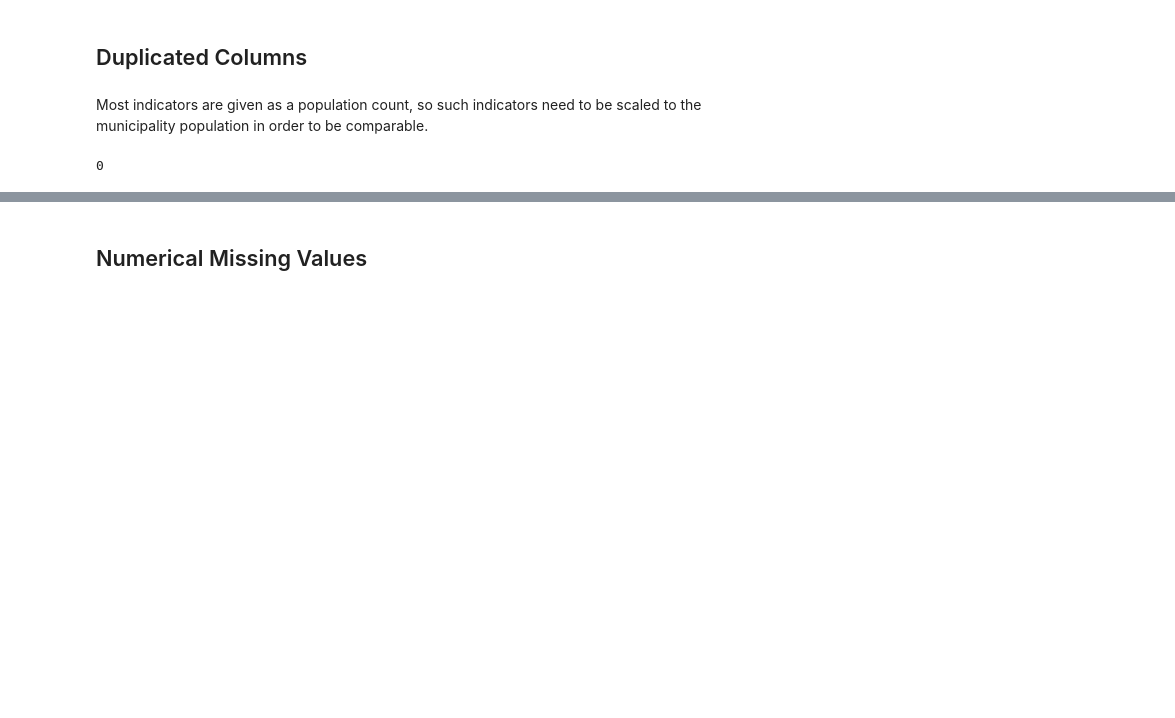
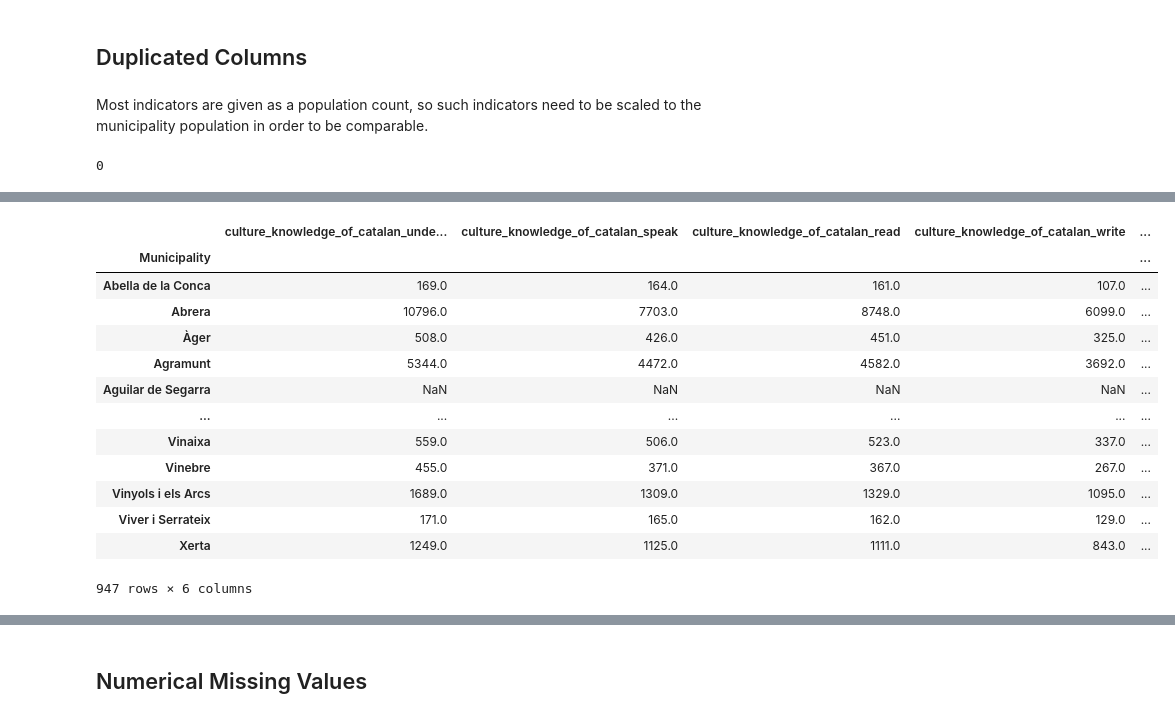
Before and after one commit to PimSchoolkate/CatalanLanguagePrediction, a Jupyter notebook: notebooks/01_preprocess.ipynb, the cells around one changed output, grey strips where cells are left out. Saved outputs shown, nothing was run; the diff lists cells and outputs as text; code cells hidden in the pictures; blank space fills up the shorter version.

```diff
--- a/notebooks/01_preprocess.ipynb
+++ b/notebooks/01_preprocess.ipynb
@@ -44,0 +89,17 @@ df[cols] = df.loc[:, ~df.columns.isin(not_div_cols)].select_dtypes(include='numb
+# %%
+d.filter(like='catalan')
+# %% [output]
+|  | culture_knowledge_of_catalan_unde... | culture_knowledge_of_catalan_speak | culture_knowledge_of_catalan_read | culture_knowledge_of_catalan_write | ... |
+| Municipality |  |  |  |  | ... |
+| Abella de la Conca | 169.0 | 164.0 | 161.0 | 107.0 | ... |
+| Abrera | 10796.0 | 7703.0 | 8748.0 | 6099.0 | ... |
+| Àger | 508.0 | 426.0 | 451.0 | 325.0 | ... |
+| Agramunt | 5344.0 | 4472.0 | 4582.0 | 3692.0 | ... |
+| Aguilar de Segarra | NaN | NaN | NaN | NaN | ... |
+| ... | ... | ... | ... | ... | ... |
+| Vinaixa | 559.0 | 506.0 | 523.0 | 337.0 | ... |
+| Vinebre | 455.0 | 371.0 | 367.0 | 267.0 | ... |
+| Vinyols i els Arcs | 1689.0 | 1309.0 | 1329.0 | 1095.0 | ... |
+| Viver i Serrateix | 171.0 | 165.0 | 162.0 | 129.0 | ... |
+| Xerta | 1249.0 | 1125.0 | 1111.0 | 843.0 | ... |
+947 rows × 6 columns
```
Also changed, not shown: parts of 31 cells of this notebook, 7 other files.
